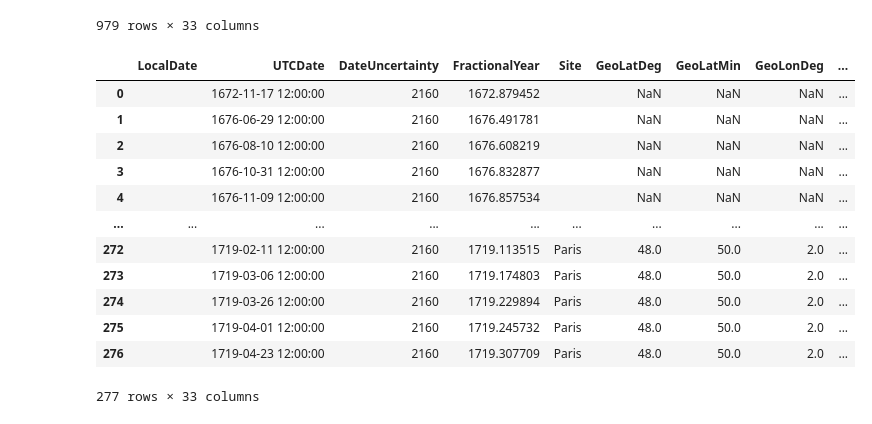
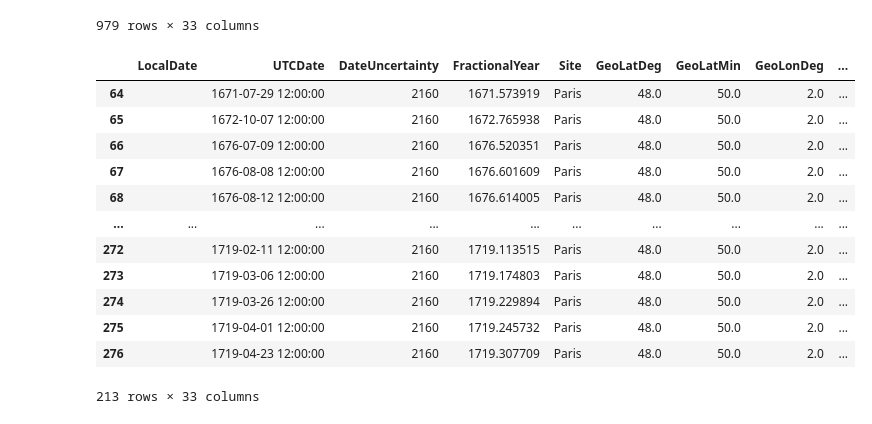
Before and after one commit to amunozj/butterfly_diagram_data, a Jupyter notebook: notebooks/AMJ_HH_long_term_Bfly_1_data_merge.ipynb, the cells around one changed output. Cells and saved outputs as stored; diff of their text form; code cells hidden in the pictures.

```diff
--- a/notebooks/AMJ_HH_long_term_Bfly_1_data_merge.ipynb
+++ b/notebooks/AMJ_HH_long_term_Bfly_1_data_merge.ipynb
@@ -336,7 +345,7 @@ Bfly["Scheiner"]["DF"]["GroupID"] = Bfly["Scheiner"]["DF"]["GROUP"].astype(int)
 Bfly["Scheiner"]["DF"]["Source"] = "Scheiner"
 Bfly["Scheiner"]["DF"]["Cycle"] = np.nan
 Bfly["Scheiner"]["DF"]["CycleName"] = ''
-Bfly["Scheiner"]["DF"]["Origin"] = 'arlt2016'
+Bfly["Scheiner"]["DF"]["Origin"] = 'Arlt2016'
 Bfly["Scheiner"]["DF"]["Reference"] = "https://doi.org/10.1051/0004-6361/201629000"
 
 # TODO: Check site
@@ -809,7 +818,7 @@ Bfly["Galilei"]["DF"]["GroupID"] = Bfly["Galilei"]["DF"]["G"].astype(int)
 Bfly["Galilei"]["DF"]["Source"] = "Galilei"
 Bfly["Galilei"]["DF"]["Cycle"] = np.nan
 Bfly["Galilei"]["DF"]["CycleName"] = ''
-Bfly["Galilei"]["DF"]["Origin"] = 'Vokhmyanin2018a'
+Bfly["Galilei"]["DF"]["Origin"] = 'Vokhmyanin2018'
 Bfly["Galilei"]["DF"]["Reference"] = "https://doi.org/10.1007/s11207-018-1245-1"
 
 # TODO: verified
@@ -1419,45 +1428,48 @@ Bfly["Ribes"]["DF"]["Lat"] = Bfly["Ribes"]["DF"]["latitude"]
 Bfly["Ribes"]["DF"]["LatError"] = 1.5
 Bfly["Ribes"]["DF"]["CarringtonLon"] = np.nan
 Bfly["Ribes"]["DF"]["LonFromDiskCenter"] = np.nan
 Bfly["Ribes"]["DF"]["DegreesFromDiskCenter"] = np.nan
 Bfly["Ribes"]["DF"]["LonError"] = 1.5
 Bfly["Ribes"]["DF"]["PlacementUncertainty"] = 2
 Bfly["Ribes"]["DF"]["OrientationUncertainty"] = 2
 Bfly["Ribes"]["DF"]["RawGroupArea"] = np.nan
 Bfly["Ribes"]["DF"]["RawSpotArea"] = np.nan
 Bfly["Ribes"]["DF"]["RawSpotAreaUmbral"] = np.nan
 Bfly["Ribes"]["DF"]["SpotID"] = np.nan
 Bfly["Ribes"]["DF"]["GroupID"] = np.nan
 Bfly["Ribes"]["DF"]["Source"] = Bfly["Ribes"]["DF"]["Source"]
 Bfly["Ribes"]["DF"]["Cycle"] = np.nan
 Bfly["Ribes"]["DF"]["CycleName"] = ''
 Bfly["Ribes"]["DF"]["Origin"] = 'Vaquero2015'
 Bfly["Ribes"]["DF"]["Reference"] = "https://dx.doi.org/10.1016/j.asr.2015.01.006"
 
 mask = Bfly["Ribes"]["DF"]["Source"] == "Ribes"
 Bfly["Ribes"]["DF"].loc[mask, "Site"] = "Paris"
 Bfly["Ribes"]["DF"].loc[mask, "GeoLatDeg"] = 48
 Bfly["Ribes"]["DF"].loc[mask, "GeoLatMin"] = 50
 Bfly["Ribes"]["DF"].loc[mask, "GeoLonDeg"] = 2
 Bfly["Ribes"]["DF"].loc[mask, "GeoLonMin"] = 20
 
+# Remove Spoerer1889
+Bfly["Ribes"]["DF"] = Bfly["Ribes"]["DF"].loc[mask, :]
+
 # TODO: Verified
 Bfly["Ribes"]["DF"] = Bfly["Ribes"]["DF"].loc[:,Columns_to_keep]
 Bfly["Ribes"]["DF"]
 # %% [output]
 |  | LocalDate | UTCDate | DateUncertainty | FractionalYear | Site | GeoLatDeg | GeoLatMin | GeoLonDeg | ... |
-| 0 |  | 1672-11-17 12:00:00 | 2160 | 1672.879452 |  | NaN | NaN | NaN | ... |
-| 1 |  | 1676-06-29 12:00:00 | 2160 | 1676.491781 |  | NaN | NaN | NaN | ... |
-| 2 |  | 1676-08-10 12:00:00 | 2160 | 1676.608219 |  | NaN | NaN | NaN | ... |
-| 3 |  | 1676-10-31 12:00:00 | 2160 | 1676.832877 |  | NaN | NaN | NaN | ... |
-| 4 |  | 1676-11-09 12:00:00 | 2160 | 1676.857534 |  | NaN | NaN | NaN | ... |
+| 64 |  | 1671-07-29 12:00:00 | 2160 | 1671.573919 | Paris | 48.0 | 50.0 | 2.0 | ... |
+| 65 |  | 1672-10-07 12:00:00 | 2160 | 1672.765938 | Paris | 48.0 | 50.0 | 2.0 | ... |
+| 66 |  | 1676-07-09 12:00:00 | 2160 | 1676.520351 | Paris | 48.0 | 50.0 | 2.0 | ... |
+| 67 |  | 1676-08-08 12:00:00 | 2160 | 1676.601609 | Paris | 48.0 | 50.0 | 2.0 | ... |
+| 68 |  | 1676-08-12 12:00:00 | 2160 | 1676.614005 | Paris | 48.0 | 50.0 | 2.0 | ... |
 | ... | ... | ... | ... | ... | ... | ... | ... | ... | ... |
 | 272 |  | 1719-02-11 12:00:00 | 2160 | 1719.113515 | Paris | 48.0 | 50.0 | 2.0 | ... |
 | 273 |  | 1719-03-06 12:00:00 | 2160 | 1719.174803 | Paris | 48.0 | 50.0 | 2.0 | ... |
 | 274 |  | 1719-03-26 12:00:00 | 2160 | 1719.229894 | Paris | 48.0 | 50.0 | 2.0 | ... |
 | 275 |  | 1719-04-01 12:00:00 | 2160 | 1719.245732 | Paris | 48.0 | 50.0 | 2.0 | ... |
 | 276 |  | 1719-04-23 12:00:00 | 2160 | 1719.307709 | Paris | 48.0 | 50.0 | 2.0 | ... |
-277 rows × 33 columns
+213 rows × 33 columns
 # %%
 # --------------------------------------------------------------------------------------------
 # Eimmart
```
Also changed, not shown: parts of 12 cells of this notebook.
